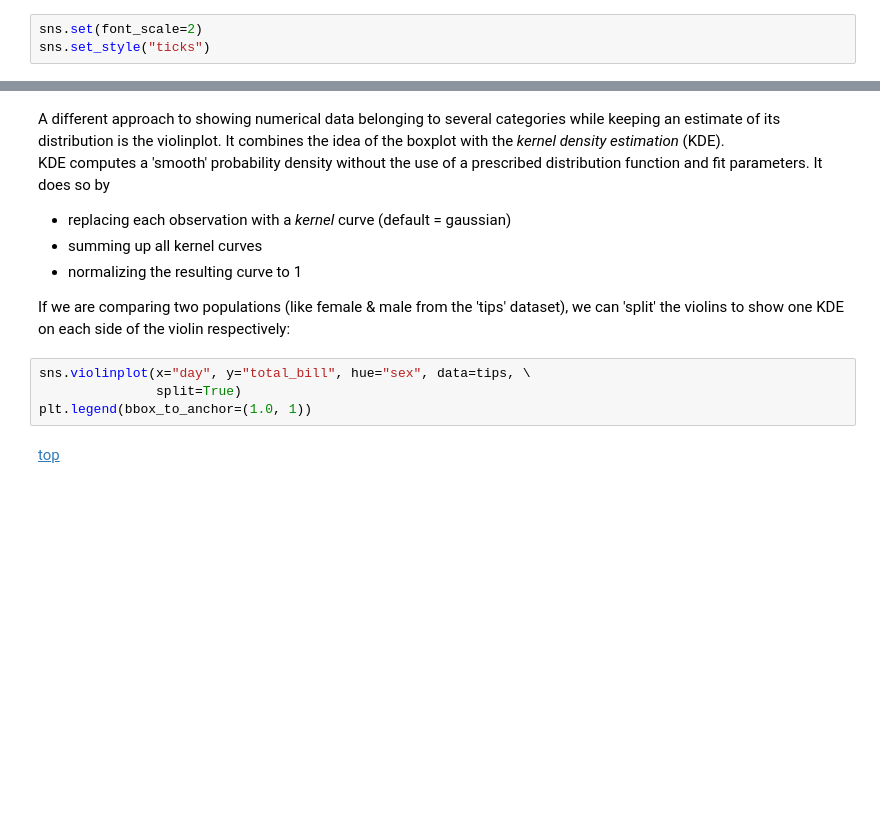
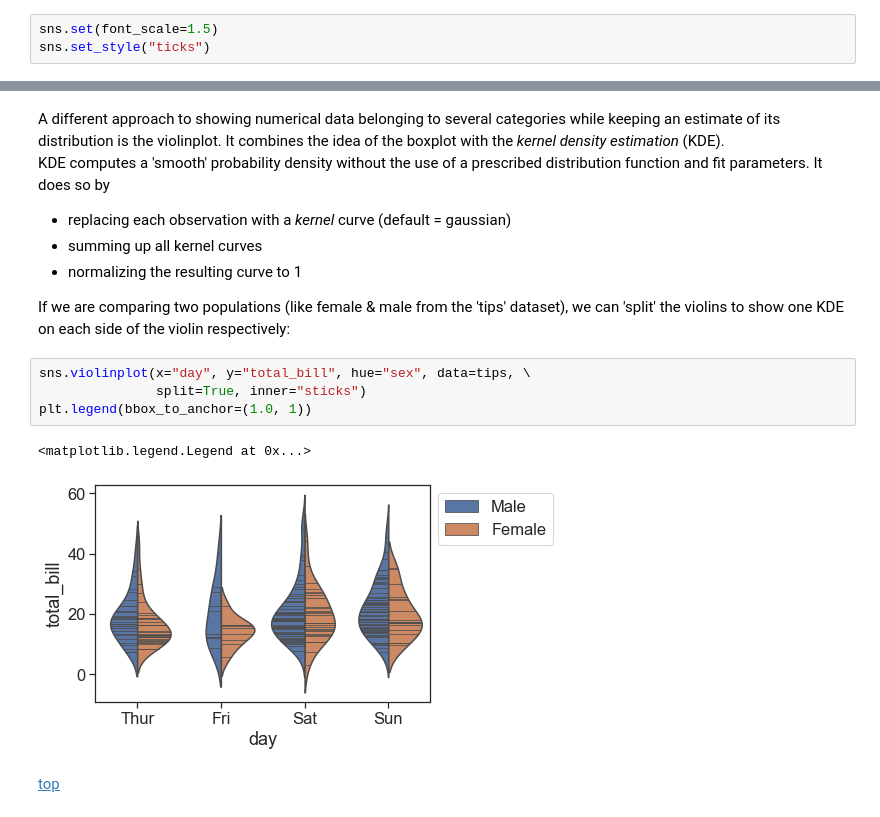
Before and after one commit to floreencia/data_workshops, a Jupyter notebook: s2_Pandas_Seaborn/s2_03-Seaborn.ipynb, the cells around one changed output, grey strips where cells are left out. Saved outputs shown, nothing was run; the diff lists cells and outputs as text; blank space fills up the shorter version.

```diff
--- a/s2_Pandas_Seaborn/s2_03-Seaborn.ipynb
+++ b/s2_Pandas_Seaborn/s2_03-Seaborn.ipynb
@@ -36,7 +36,7 @@ If you are looking for tight control over every detail in a plot, you should use
 # %%
 import seaborn as sns
 # %%
-sns.set(font_scale=2)
+sns.set(font_scale=1.5)
 sns.set_style("ticks")
 # %%
 import matplotlib.pyplot as plt
@@ -115,8 +139,11 @@ KDE computes a 'smooth' probability density without the use of a prescribed dist
 If we are comparing two populations (like female & male from the 'tips' dataset), we can 'split' the violins to show one KDE on each side of the violin respectively:
 # %%
 sns.violinplot(x="day", y="total_bill", hue="sex", data=tips, \
-               split=True)
+               split=True, inner="sticks")
 plt.legend(bbox_to_anchor=(1.0, 1))
+# %% [output]
+<matplotlib.legend.Legend at 0x...>
+[figure, added]
 # %% [markdown]
 [top](#top)
 # %% [markdown]
```
Also changed, not shown: parts of 8 cells of this notebook, 4 other files.
